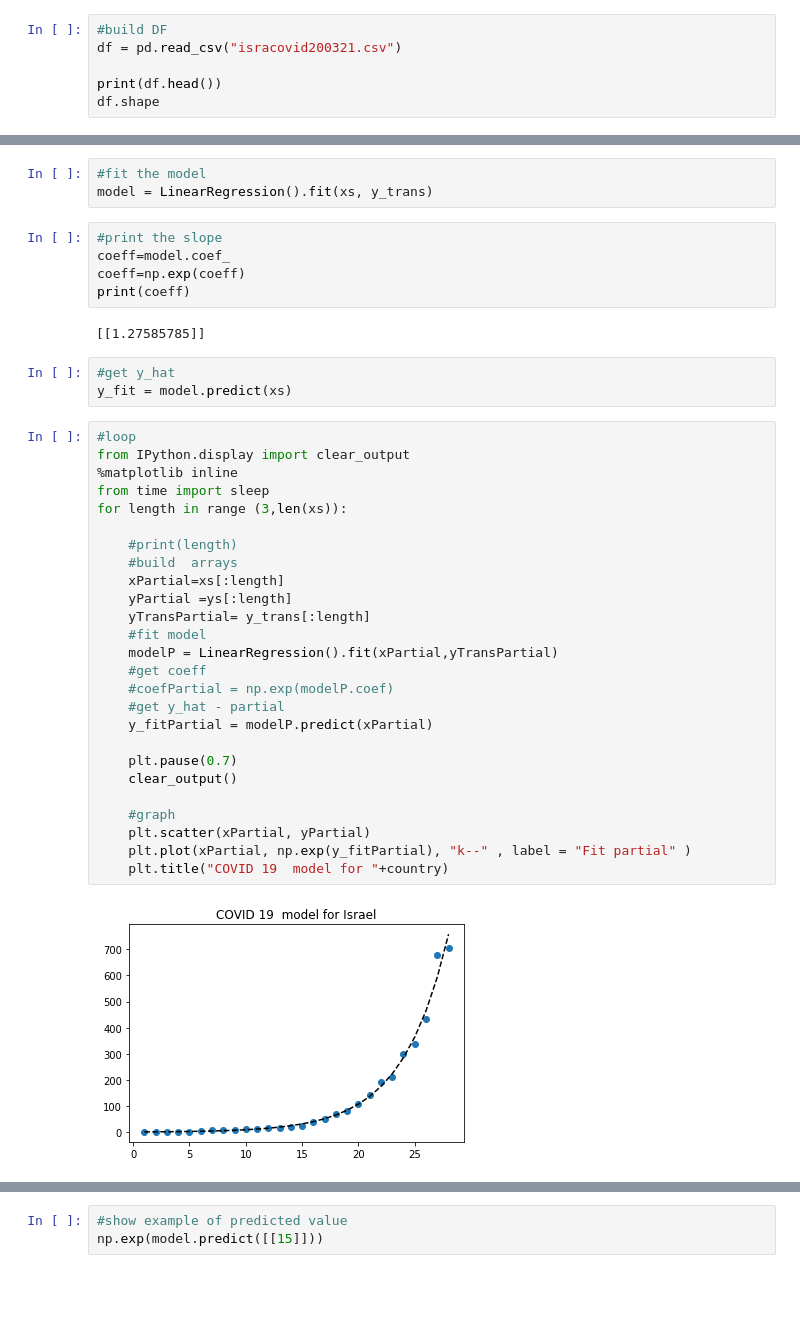
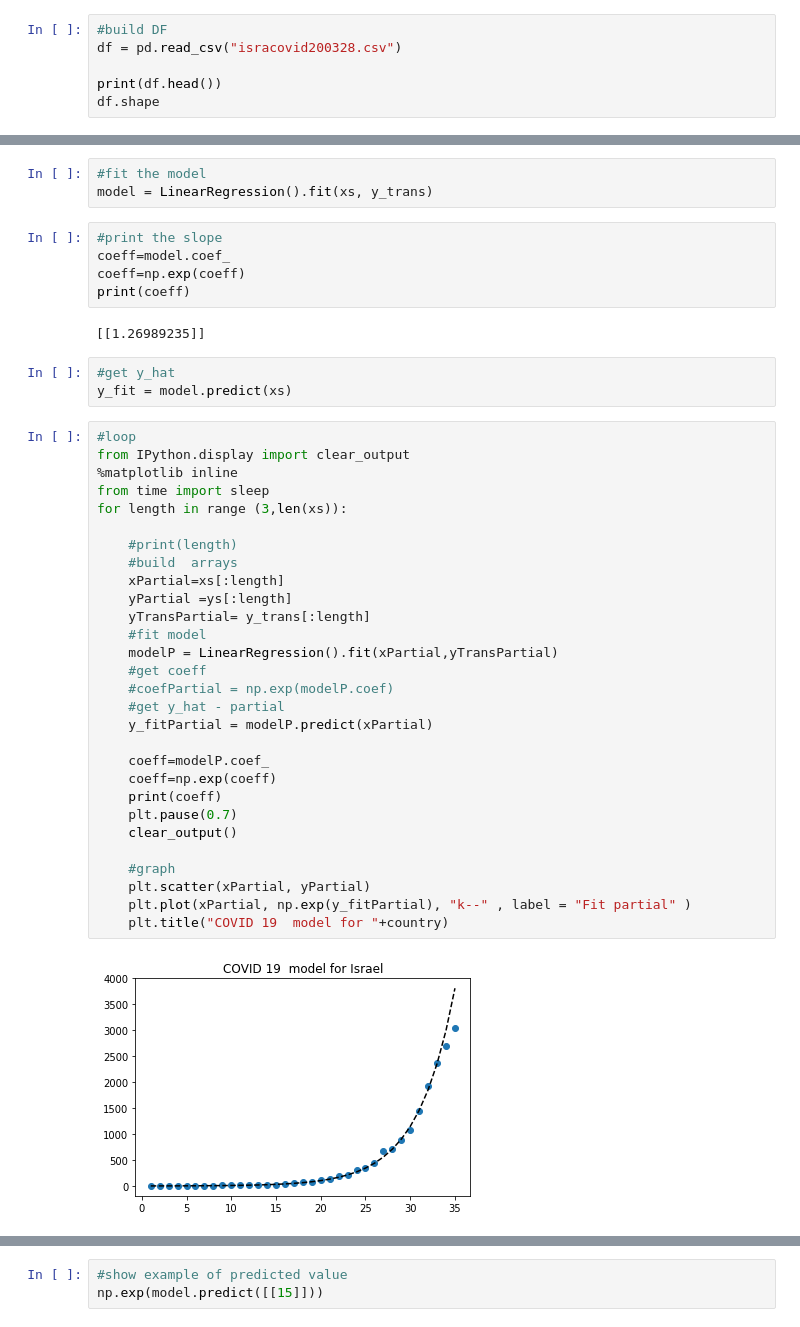
Before and after one commit to chezydan/pytopics, a Jupyter notebook: covid/CovidTest loopgraph.ipynb, the cells around one changed output, grey strips where cells are left out. Drawn from its saved outputs; the diff is of its cells as text; blank space fills up the shorter version.

Commit message:
graphs quant and some finc

```diff
--- a/covid/CovidTest loopgraph.ipynb
+++ b/covid/CovidTest loopgraph.ipynb
@@ -10,7 +10,7 @@ country ="Israel"
 #!dir *.csv
 # %%
 #build DF
-df = pd.read_csv("isracovid200321.csv")
+df = pd.read_csv("isracovid200328.csv")
 
 print(df.head())
 df.shape
@@ -60,38 +60,41 @@ coeff=model.coef_
 coeff=np.exp(coeff)
 print(coeff)
 # %% [output]
-[[1.27585785]]
+[[1.26989235]]
 # %%
 #get y_hat
 y_fit = model.predict(xs)
 # %%
 #loop
 from IPython.display import clear_output
 %matplotlib inline
 from time import sleep
 for length in range (3,len(xs)):
 
     #print(length)
     #build  arrays
     xPartial=xs[:length]
     yPartial =ys[:length]
     yTransPartial= y_trans[:length]
     #fit model
     modelP = LinearRegression().fit(xPartial,yTransPartial)
     #get coeff
     #coefPartial = np.exp(modelP.coef)
     #get y_hat - partial
     y_fitPartial = modelP.predict(xPartial)
 
+    coeff=modelP.coef_
+    coeff=np.exp(coeff)
+    print(coeff)
     plt.pause(0.7)
     clear_output()
 
     #graph
     plt.scatter(xPartial, yPartial)
     plt.plot(xPartial, np.exp(y_fitPartial), "k--" , label = "Fit partial" )
     plt.title("COVID 19  model for "+country)
 # %% [output]
-[figure, old version]
+[figure, new version]
 # %%
 #graph
 plt.scatter(xs, ys)
```
Also changed, not shown: parts of 2 cells of this notebook, 30 other files.
